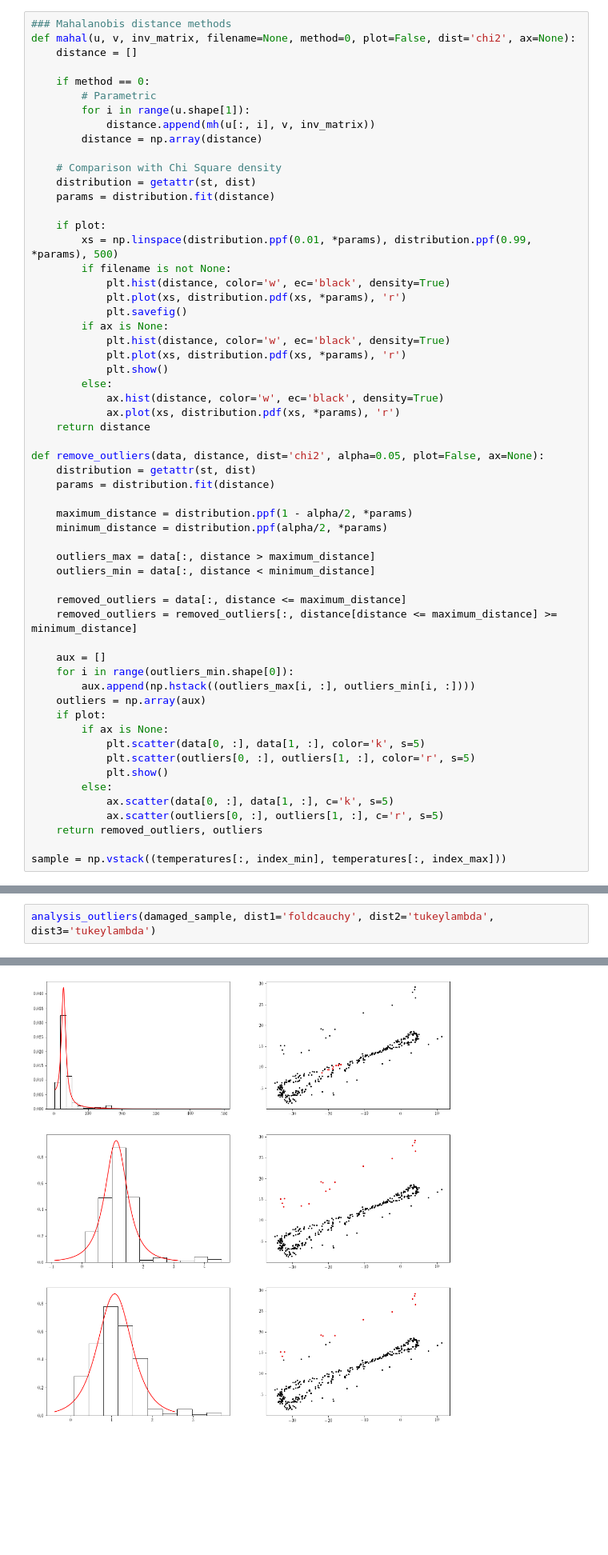
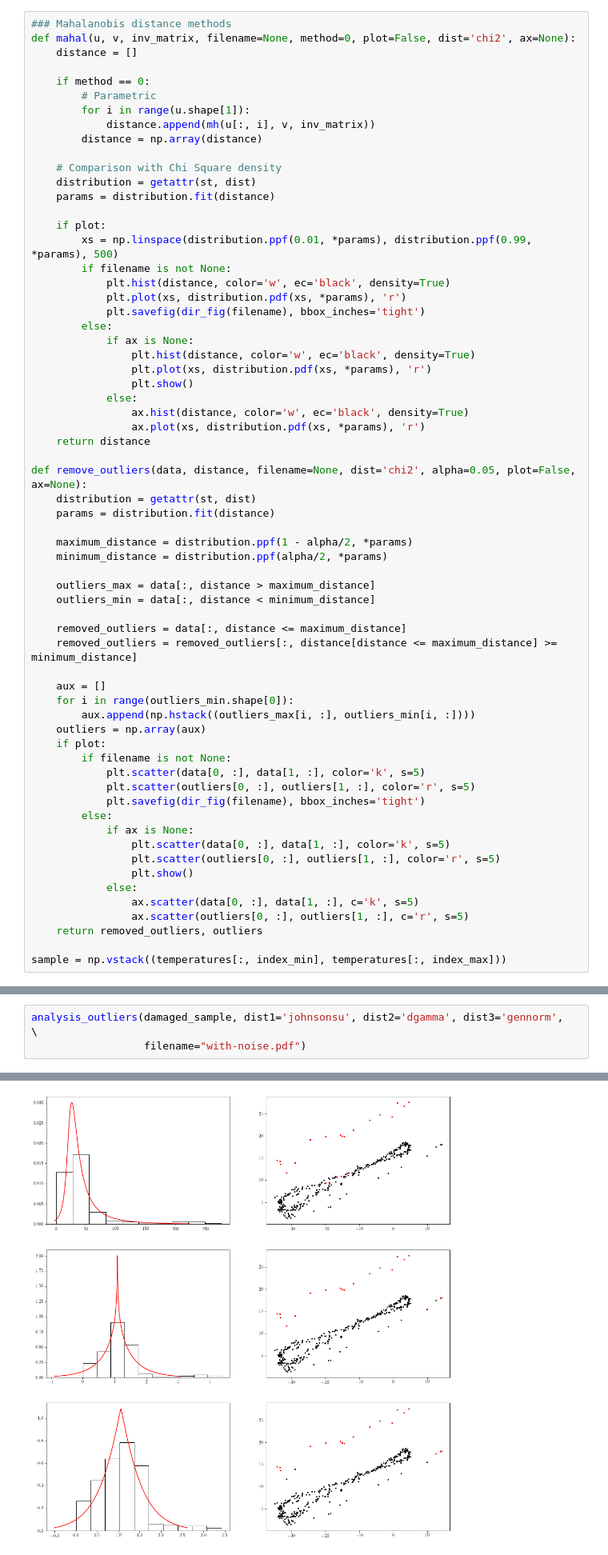
Before and after one commit to Daples/mathematical-engineering, a Jupyter notebook: 201/non-parametric-statistics/workshop-code.ipynb, the cells around one changed output, grey strips where cells are left out. Shown at 80% size. Saved outputs shown, nothing was run; the diff lists cells and outputs as text; blank space fills up the shorter version.

Commit message:
[ 201 ] Added figures and code.

```diff
--- a/201/non-parametric-statistics/workshop-code.ipynb
+++ b/201/non-parametric-statistics/workshop-code.ipynb
@@ -297,17 +297,18 @@ def mahal(u, v, inv_matrix, filename=None, method=0, plot=False, dist='chi2', ax
         if filename is not None:
             plt.hist(distance, color='w', ec='black', density=True)
             plt.plot(xs, distribution.pdf(xs, *params), 'r')
-            plt.savefig()
-        if ax is None:
-            plt.hist(distance, color='w', ec='black', density=True)
-            plt.plot(xs, distribution.pdf(xs, *params), 'r')
-            plt.show()
+            plt.savefig(dir_fig(filename), bbox_inches='tight')
         else:
-            ax.hist(distance, color='w', ec='black', density=True)
-            ax.plot(xs, distribution.pdf(xs, *params), 'r')
+            if ax is None:
+                plt.hist(distance, color='w', ec='black', density=True)
+                plt.plot(xs, distribution.pdf(xs, *params), 'r')
+                plt.show()
+            else:
+                ax.hist(distance, color='w', ec='black', density=True)
+                ax.plot(xs, distribution.pdf(xs, *params), 'r')
     return distance
 
-def remove_outliers(data, distance, dist='chi2', alpha=0.05, plot=False, ax=None):
+def remove_outliers(data, distance, filename=None, dist='chi2', alpha=0.05, plot=False, ax=None):
     distribution = getattr(st, dist)
     params = distribution.fit(distance)
 
@@ -325,13 +326,18 @@ def remove_outliers(data, distance, dist='chi2', alpha=0.05, plot=False, ax=None
         aux.append(np.hstack((outliers_max[i, :], outliers_min[i, :])))
     outliers = np.array(aux)
     if plot:
-        if ax is None:
+        if filename is not None:
             plt.scatter(data[0, :], data[1, :], color='k', s=5)
             plt.scatter(outliers[0, :], outliers[1, :], color='r', s=5)
-            plt.show()
+            plt.savefig(dir_fig(filename), bbox_inches='tight')
         else:
-            ax.scatter(data[0, :], data[1, :], c='k', s=5)
-            ax.scatter(outliers[0, :], outliers[1, :], c='r', s=5)
+            if ax is None:
+                plt.scatter(data[0, :], data[1, :], color='k', s=5)
+                plt.scatter(outliers[0, :], outliers[1, :], color='r', s=5)
+                plt.show()
+            else:
+                ax.scatter(data[0, :], data[1, :], c='k', s=5)
+                ax.scatter(outliers[0, :], outliers[1, :], c='r', s=5)
     return removed_outliers, outliers
 
 sample = np.vstack((temperatures[:, index_min], temperatures[:, index_max]))
@@ -438,4 +476,5 @@ P = 4.489882814314262e-06
 # %%
-analysis_outliers(damaged_sample, dist1='foldcauchy', dist2='tukeylambda', dist3='tukeylambda')
+analysis_outliers(damaged_sample, dist1='johnsonsu', dist2='dgamma', dist3='gennorm',  \
+                  filename="with-noise.pdf")
 # %% [output]
 ====================================
@@ -453 +493 @@ analysis_outliers(damaged_sample, dist1='foldcauchy', dist2='tukeylambda', dist3
-[figure, old version]
+[figure, new version]
```
Also changed, not shown: parts of 11 cells of this notebook, 27 other files.
